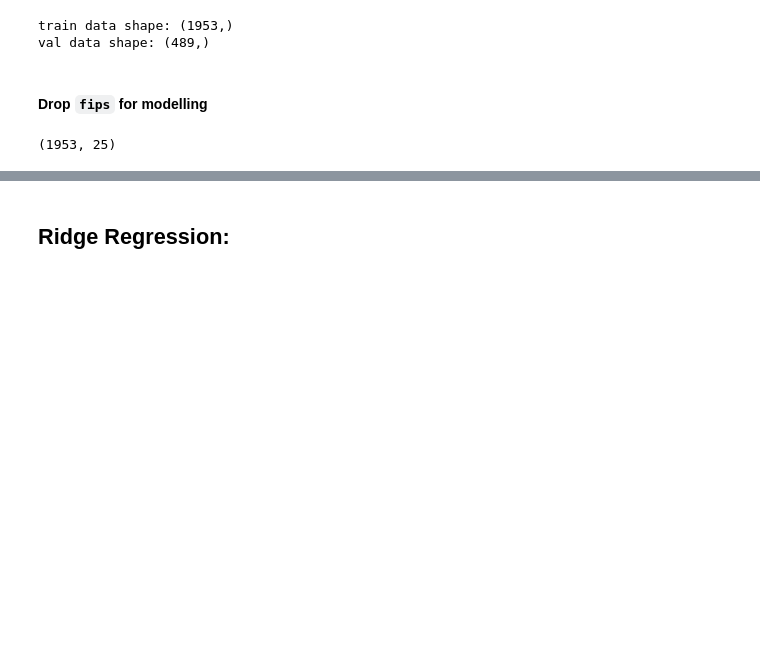
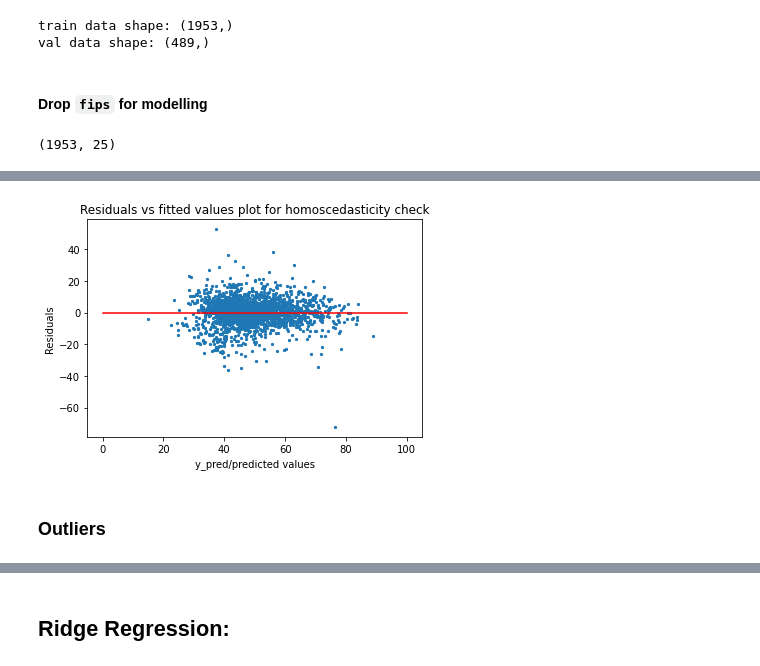
Before and after one commit to ralidimitrova/DS4A_team27, a Jupyter notebook: prediction_modelling/prediction_modelling.ipynb, the cells around one changed output, grey strips where cells are left out. Cells and saved outputs as stored; diff of their text form; code cells hidden in the pictures; blank space fills up the shorter version.

```diff
--- a/prediction_modelling/prediction_modelling.ipynb
+++ b/prediction_modelling/prediction_modelling.ipynb
@@ -176,0 +232,11 @@ plt.show()
+# %%
+plt.scatter(y_train_reg,residuals, s = 5)
+plt.xlabel('y_pred/predicted values')
+plt.ylabel('Residuals')
+plt.plot([0,100],[0,0],color='red')
+p = plt.title('Residuals vs fitted values plot for homoscedasticity check')
+plt.show()
+# %% [output]
+[figure, added]
+# %% [markdown]
+### Outliers
```
Also changed, not shown: parts of 49 cells of this notebook.
